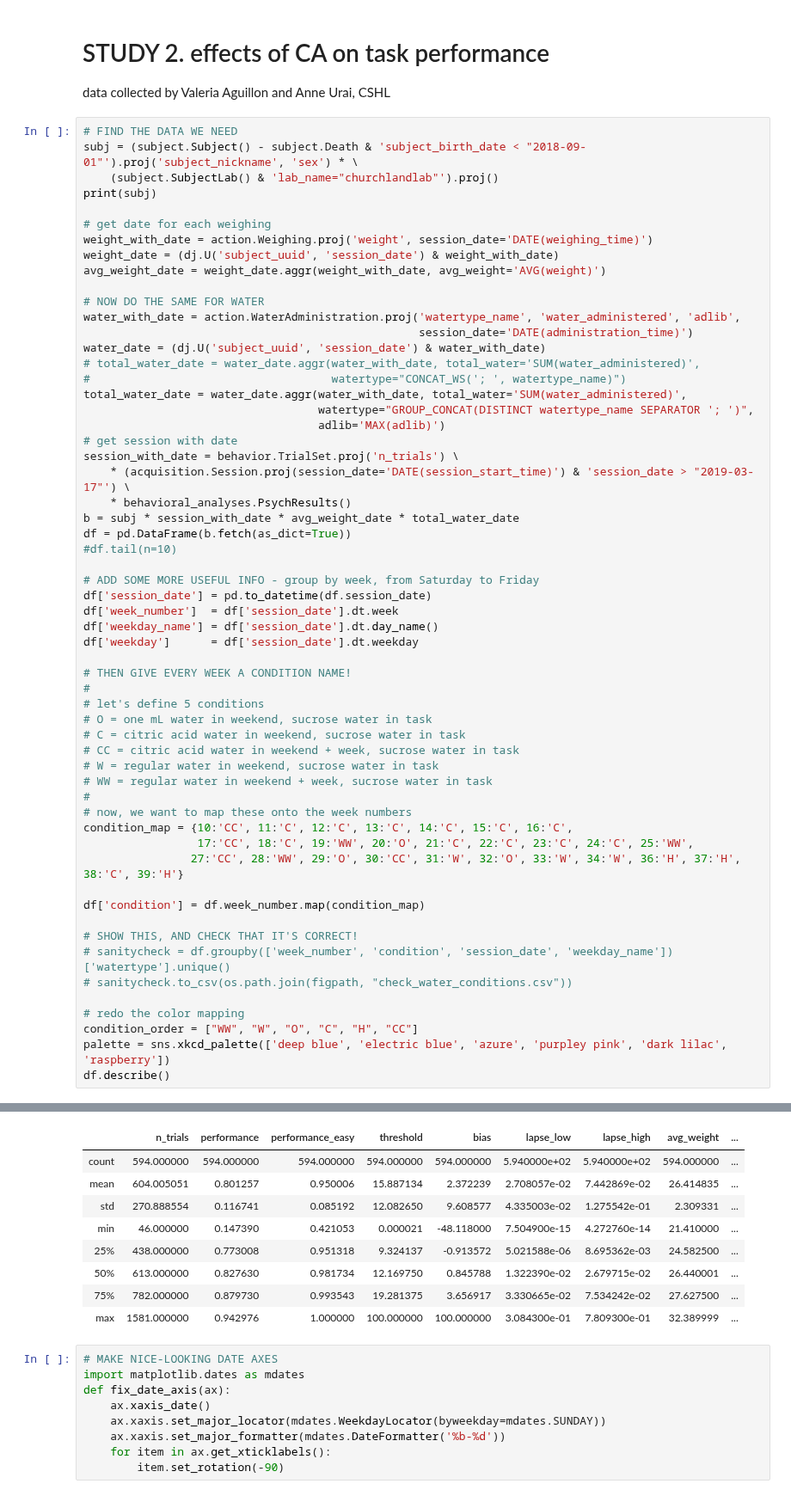
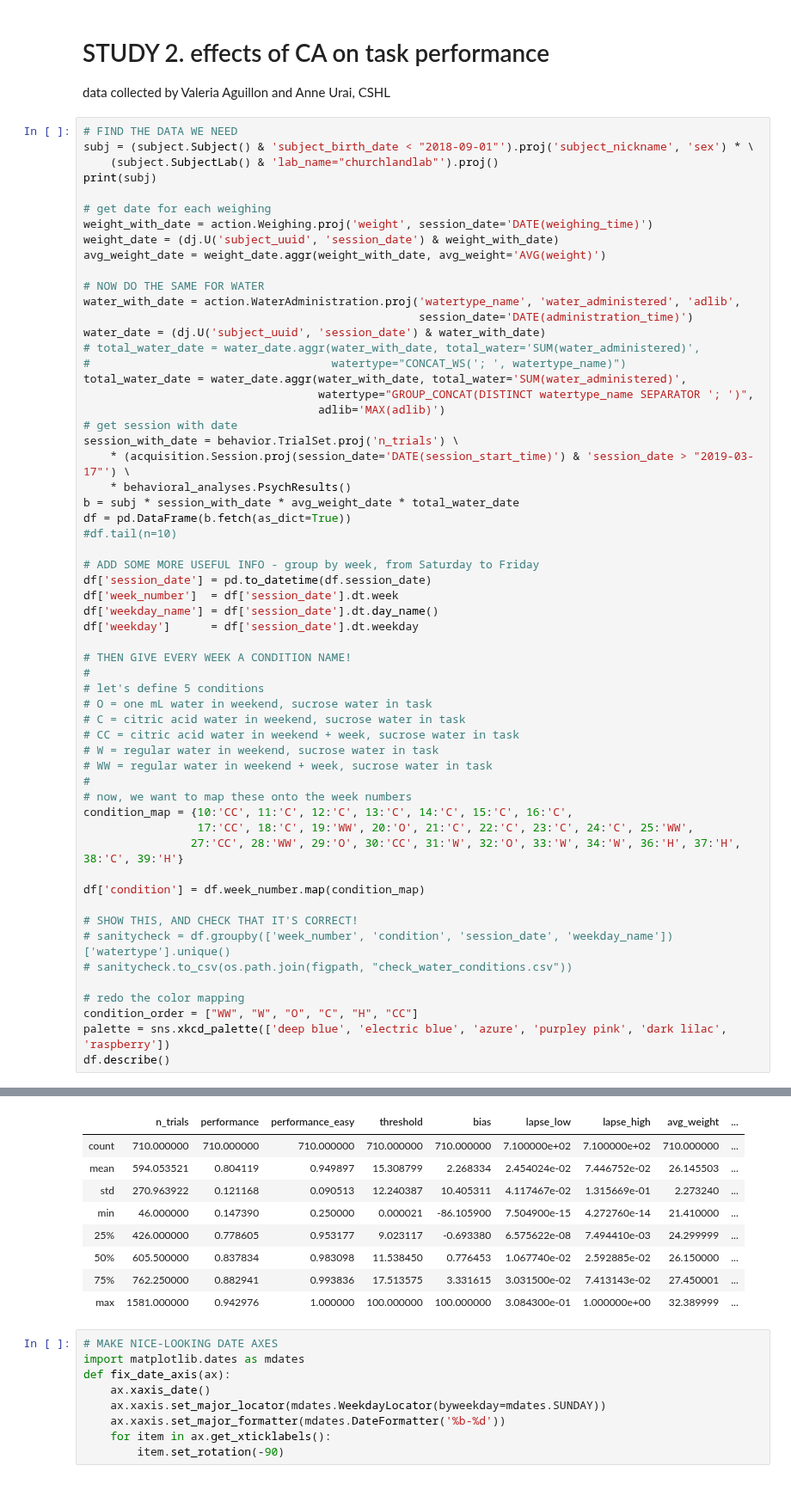
Before and after one commit to int-brain-lab/analysis, a Jupyter notebook: citricacid/citricacid_sfn_2019.ipynb, the cells around one changed output, grey strips where cells are left out. Shown at 86% size. Cells and saved outputs as stored; diff of their text form.

```diff
--- a/citricacid/citricacid_sfn_2019.ipynb
+++ b/citricacid/citricacid_sfn_2019.ipynb
@@ -197,7 +197,7 @@ f.savefig(os.path.join(figpath, "citricacid_study1.png"), dpi=600)
 data collected by Valeria Aguillon and Anne Urai, CSHL
 # %%
 # FIND THE DATA WE NEED
-subj = (subject.Subject() - subject.Death & 'subject_birth_date < "2018-09-01"').proj('subject_nickname', 'sex') * \
+subj = (subject.Subject() & 'subject_birth_date < "2018-09-01"').proj('subject_nickname', 'sex') * \
     (subject.SubjectLab() & 'lab_name="churchlandlab"').proj()
 print(subj)
 
@@ -265,12 +273,12 @@ df.describe()
 |  | n_trials | performance | performance_easy | threshold | bias | lapse_low | lapse_high | avg_weight | ... |
-| count | 594.000000 | 594.000000 | 594.000000 | 594.000000 | 594.000000 | 5.940000e+02 | 5.940000e+02 | 594.000000 | ... |
-| mean | 604.005051 | 0.801257 | 0.950006 | 15.887134 | 2.372239 | 2.708057e-02 | 7.442869e-02 | 26.414835 | ... |
-| std | 270.888554 | 0.116741 | 0.085192 | 12.082650 | 9.608577 | 4.335003e-02 | 1.275542e-01 | 2.309331 | ... |
-| min | 46.000000 | 0.147390 | 0.421053 | 0.000021 | -48.118000 | 7.504900e-15 | 4.272760e-14 | 21.410000 | ... |
-| 25% | 438.000000 | 0.773008 | 0.951318 | 9.324137 | -0.913572 | 5.021588e-06 | 8.695362e-03 | 24.582500 | ... |
-| 50% | 613.000000 | 0.827630 | 0.981734 | 12.169750 | 0.845788 | 1.322390e-02 | 2.679715e-02 | 26.440001 | ... |
-| 75% | 782.000000 | 0.879730 | 0.993543 | 19.281375 | 3.656917 | 3.330665e-02 | 7.534242e-02 | 27.627500 | ... |
-| max | 1581.000000 | 0.942976 | 1.000000 | 100.000000 | 100.000000 | 3.084300e-01 | 7.809300e-01 | 32.389999 | ... |
+| count | 710.000000 | 710.000000 | 710.000000 | 710.000000 | 710.000000 | 7.100000e+02 | 7.100000e+02 | 710.000000 | ... |
+| mean | 594.053521 | 0.804119 | 0.949897 | 15.308799 | 2.268334 | 2.454024e-02 | 7.446752e-02 | 26.145503 | ... |
+| std | 270.963922 | 0.121168 | 0.090513 | 12.240387 | 10.405311 | 4.117467e-02 | 1.315669e-01 | 2.273240 | ... |
+| min | 46.000000 | 0.147390 | 0.250000 | 0.000021 | -86.105900 | 7.504900e-15 | 4.272760e-14 | 21.410000 | ... |
+| 25% | 426.000000 | 0.778605 | 0.953177 | 9.023117 | -0.693380 | 6.575622e-08 | 7.494410e-03 | 24.299999 | ... |
+| 50% | 605.500000 | 0.837834 | 0.983098 | 11.538450 | 0.776453 | 1.067740e-02 | 2.592885e-02 | 26.150000 | ... |
+| 75% | 762.250000 | 0.882941 | 0.993836 | 17.513575 | 3.331615 | 3.031500e-02 | 7.413143e-02 | 27.450001 | ... |
+| max | 1581.000000 | 0.942976 | 1.000000 | 100.000000 | 100.000000 | 3.084300e-01 | 1.000000e+00 | 32.389999 | ... |
 # %%
 # MAKE NICE-LOOKING DATE AXES
 import matplotlib.dates as mdates
```
Also changed, not shown: parts of 4 cells of this notebook.
